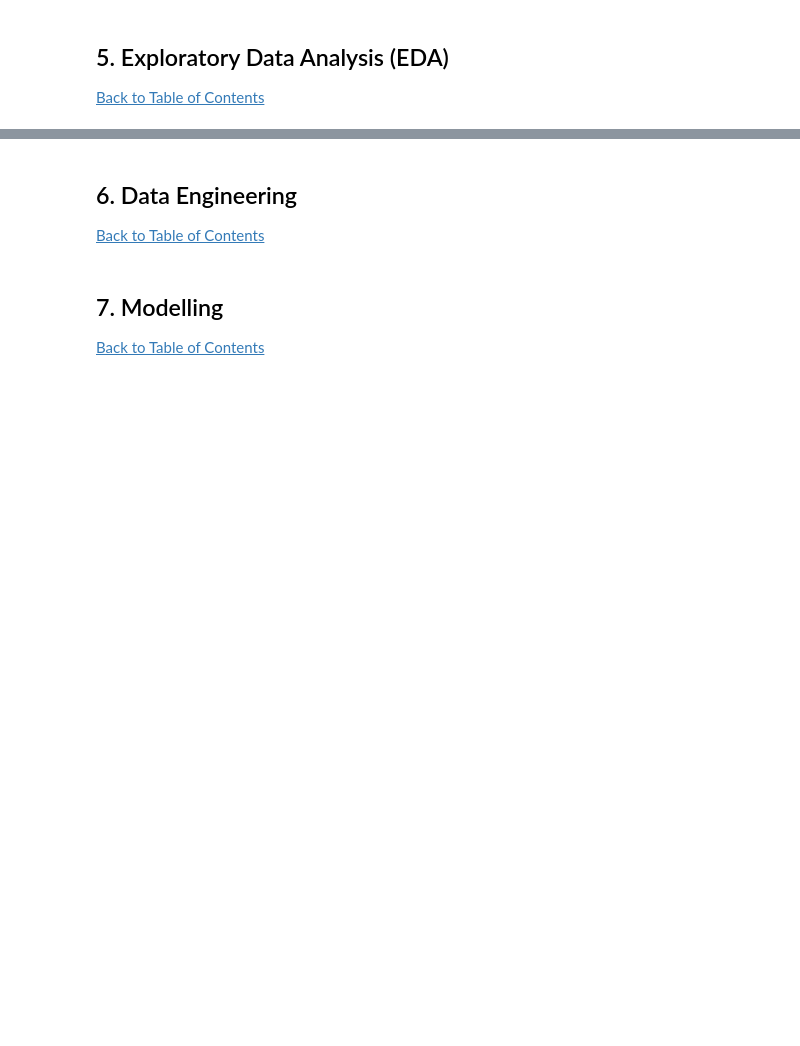
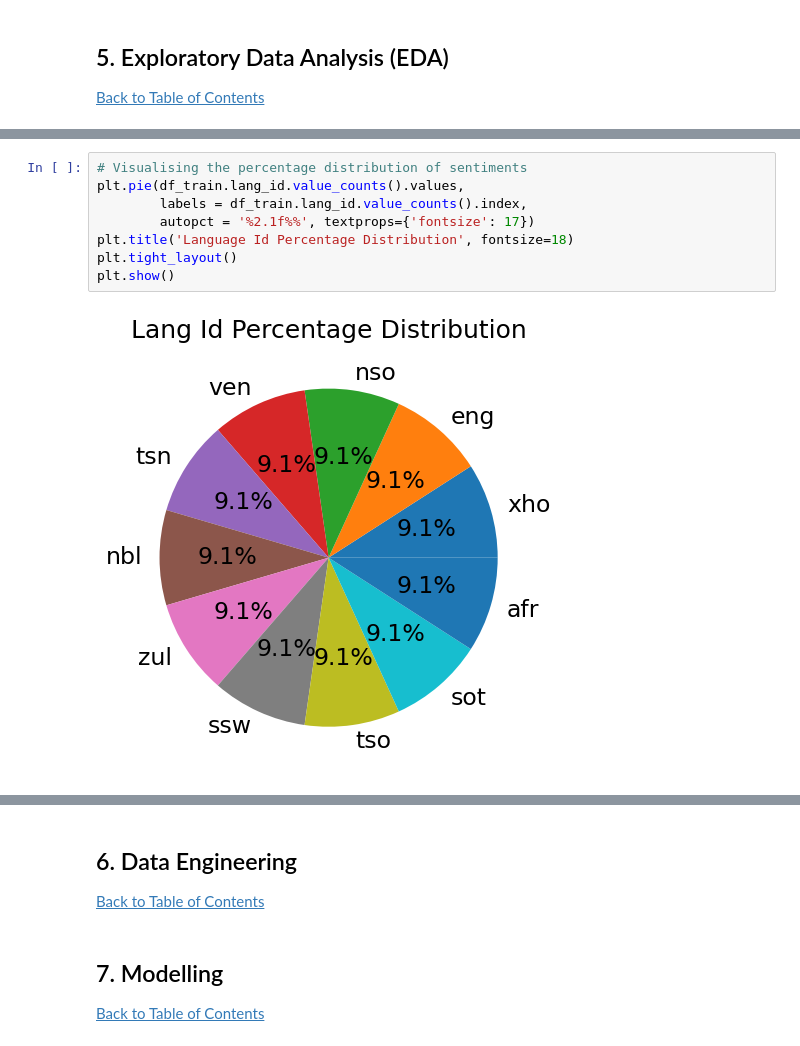
Before and after one commit to leiTiro/Lesego_Tiro-Explore, a Jupyter notebook: SA Laguange Kaggle Challenge.ipynb, the cells around one changed output, grey strips where cells are left out. Saved outputs shown, nothing was run; the diff lists cells and outputs as text; blank space fills up the shorter version.

```diff
--- a/SA Laguange Kaggle Challenge.ipynb
+++ b/SA Laguange Kaggle Challenge.ipynb
@@ -121,0 +208,10 @@ df_test.head()
+# %%
+# Visualising the percentage distribution of sentiments
+plt.pie(df_train.lang_id.value_counts().values,
+        labels = df_train.lang_id.value_counts().index,
+        autopct = '%2.1f%%', textprops={'fontsize': 17})
+plt.title('Language Id Percentage Distribution', fontsize=18)
+plt.tight_layout()
+plt.show()
+# %% [output]
+[figure, added]
```
Also changed, not shown: parts of 13 cells of this notebook.
